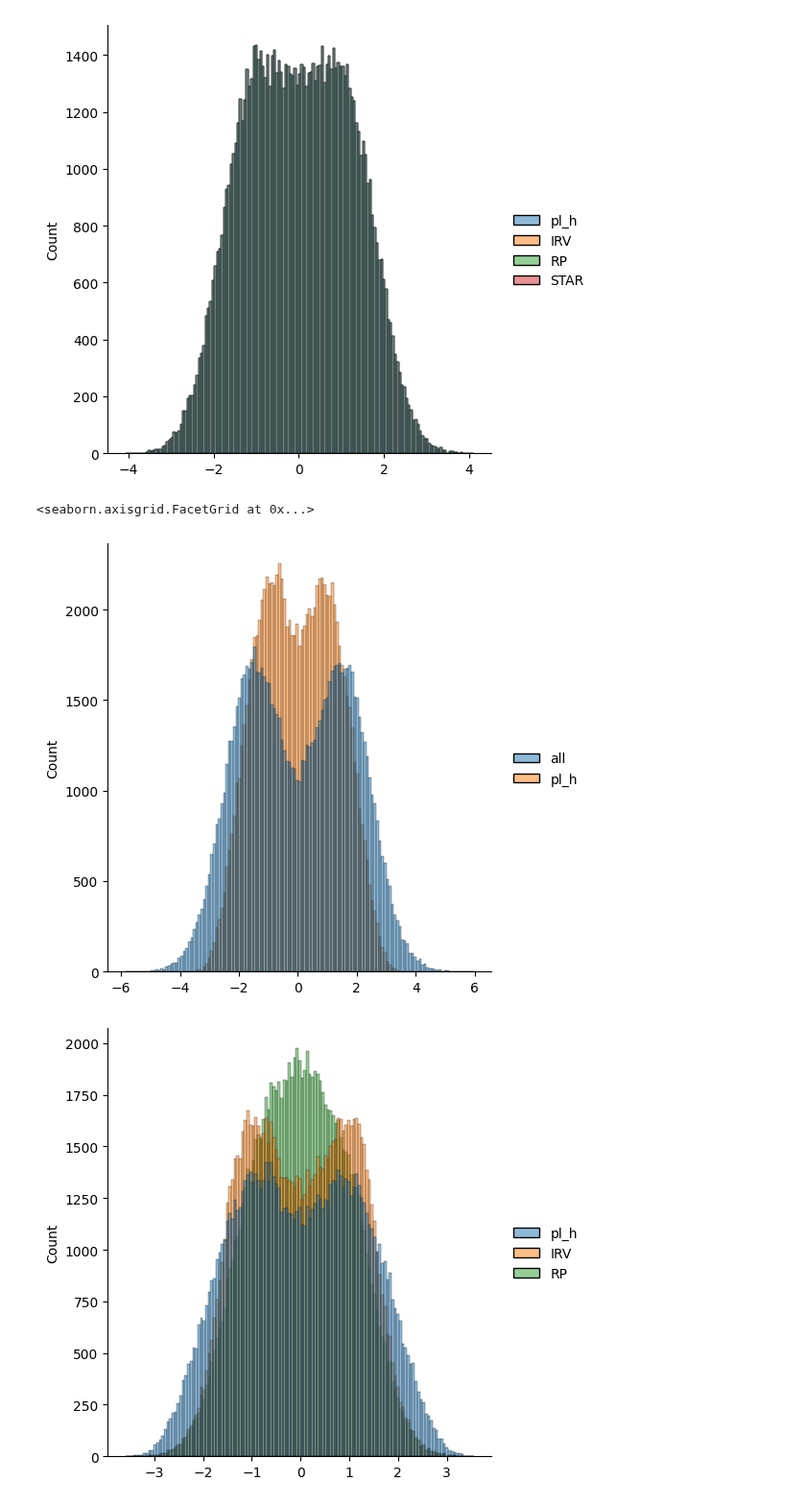
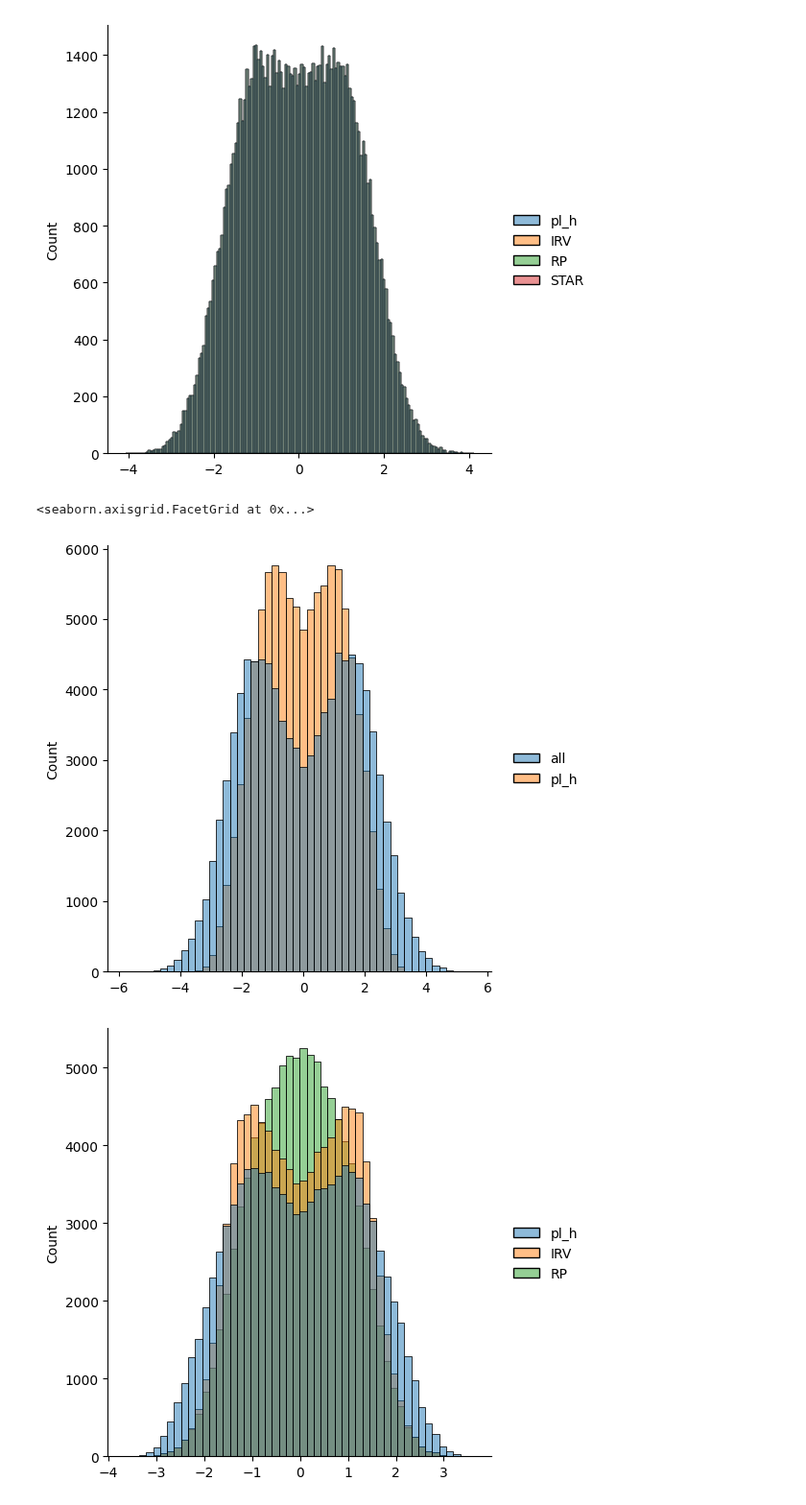
Before and after one commit to tcawlfield/vote-sim, a Jupyter notebook: results/consideration_effects.ipynb, the cells around one changed output. Shown at 96% size. Drawn from its saved outputs; the diff is of its cells as text; code cells hidden in the pictures.

```diff
--- a/results/consideration_effects.ipynb
+++ b/results/consideration_effects.ipynb
@@ -383,14 +396,14 @@ rslt_3c = do_run(config_new, 100000)
 # %%
 rslt = rslt_3c
 iss = ak.flatten(rslt.issues, axis=2)
 all_iss = rslt.issues[:,0,0]
 pl_h_winner_iss = iss[np.arange(len(iss)), rslt.methods.pl_h.winner]
 rp_h_winner_iss = iss[np.arange(len(iss)), rslt.methods.rp_h.winner]
 IRV_h_winner_iss = iss[np.arange(len(iss)), rslt.methods.IRV_h.winner]
 rp_h_winner_star = iss[np.arange(len(iss)), rslt.methods.star_6_h.winner]
-sns.displot({'all':all_iss, 'pl_h':pl_h_winner_iss})
-sns.displot({'pl_h':pl_h_winner_iss, 'IRV':IRV_h_winner_iss, 'RP':rp_h_winner_iss})
+sns.displot({'all':all_iss, 'pl_h':pl_h_winner_iss}, bins=50)
+sns.displot({'pl_h':pl_h_winner_iss, 'IRV':IRV_h_winner_iss, 'RP':rp_h_winner_iss}, bins=50)
 # %% [output]
 <seaborn.axisgrid.FacetGrid at 0x...>
-[figure, old version]
+[figure, new version]
-[figure, old version]
+[figure, new version]
```
Also changed, not shown: parts of 15 cells of this notebook, 4 other files.
